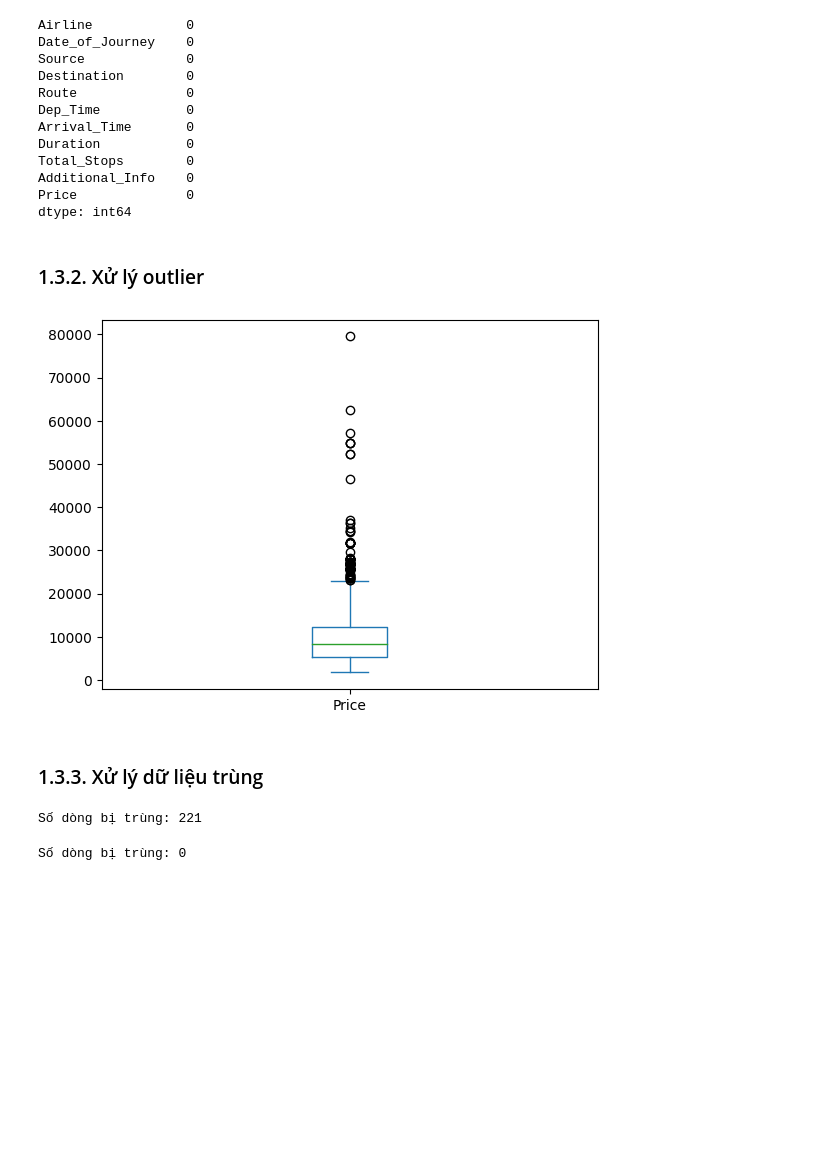
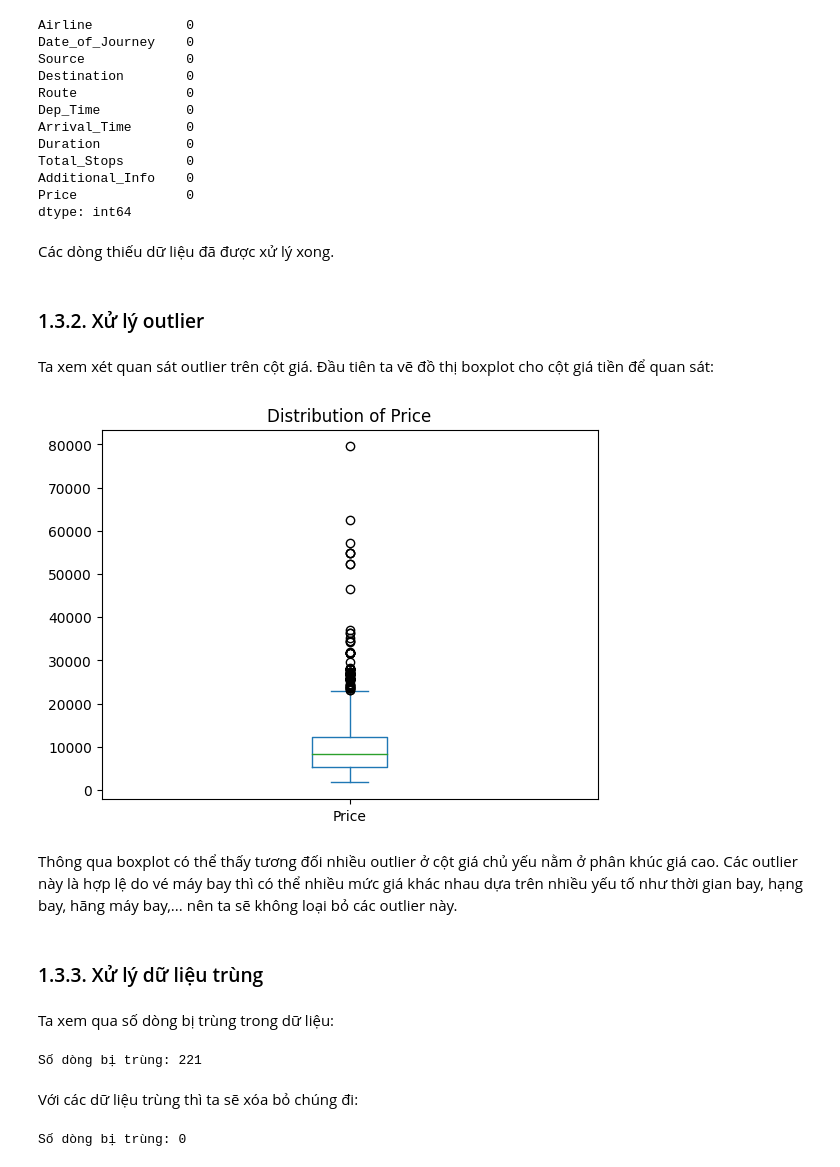
Before and after one commit to QuangHuy54/AppliedDataAnalysis_FinalProject, a Jupyter notebook: 20120497.ipynb, the cells around one changed output. Cells and saved outputs as stored; diff of their text form; code cells hidden in the pictures; blank space fills up the shorter version.

```diff
--- a/20120497.ipynb
+++ b/20120497.ipynb
@@ -164,20 +330,30 @@ Total_Stops        0
 Additional_Info    0
 Price              0
 dtype: int64
+# %% [markdown]
+Các dòng thiếu dữ liệu đã được xử lý xong.
 # %% [markdown]
 
 
 ### 1.3.2. Xử lý outlier
+# %% [markdown]
+Ta xem xét quan sát outlier trên cột giá. Đầu tiên ta vẽ đồ thị boxplot cho cột giá tiền để quan sát:
 # %%
-df.plot(y=["Price"],kind='box');
+df.plot(y=["Price"],kind='box',title="Distribution of Price");
 # %% [output]
-[figure, old version]
+[figure, new version]
+# %% [markdown]
+Thông qua boxplot có thể thấy tương đối nhiều outlier ở cột giá chủ yếu nằm ở phân khúc giá cao. Các outlier này là hợp lệ do vé máy bay thì có thể nhiều mức giá khác nhau dựa trên nhiều yếu tố như thời gian bay, hạng bay, hãng máy bay,... nên ta sẽ không loại bỏ các outlier này.
 # %% [markdown]
 ### 1.3.3. Xử lý dữ liệu trùng
+# %% [markdown]
+Ta xem qua số dòng bị trùng trong dữ liệu:
 # %%
 print("Số dòng bị trùng:",df.duplicated().sum())
 # %% [output]
 Số dòng bị trùng: 221
+# %% [markdown]
+Với các dữ liệu trùng thì ta sẽ xóa bỏ chúng đi:
 # %%
 df.drop_duplicates(inplace=True)
 print("Số dòng bị trùng:",df.duplicated().sum())
```
Also changed, not shown: parts of 186 cells of this notebook.
